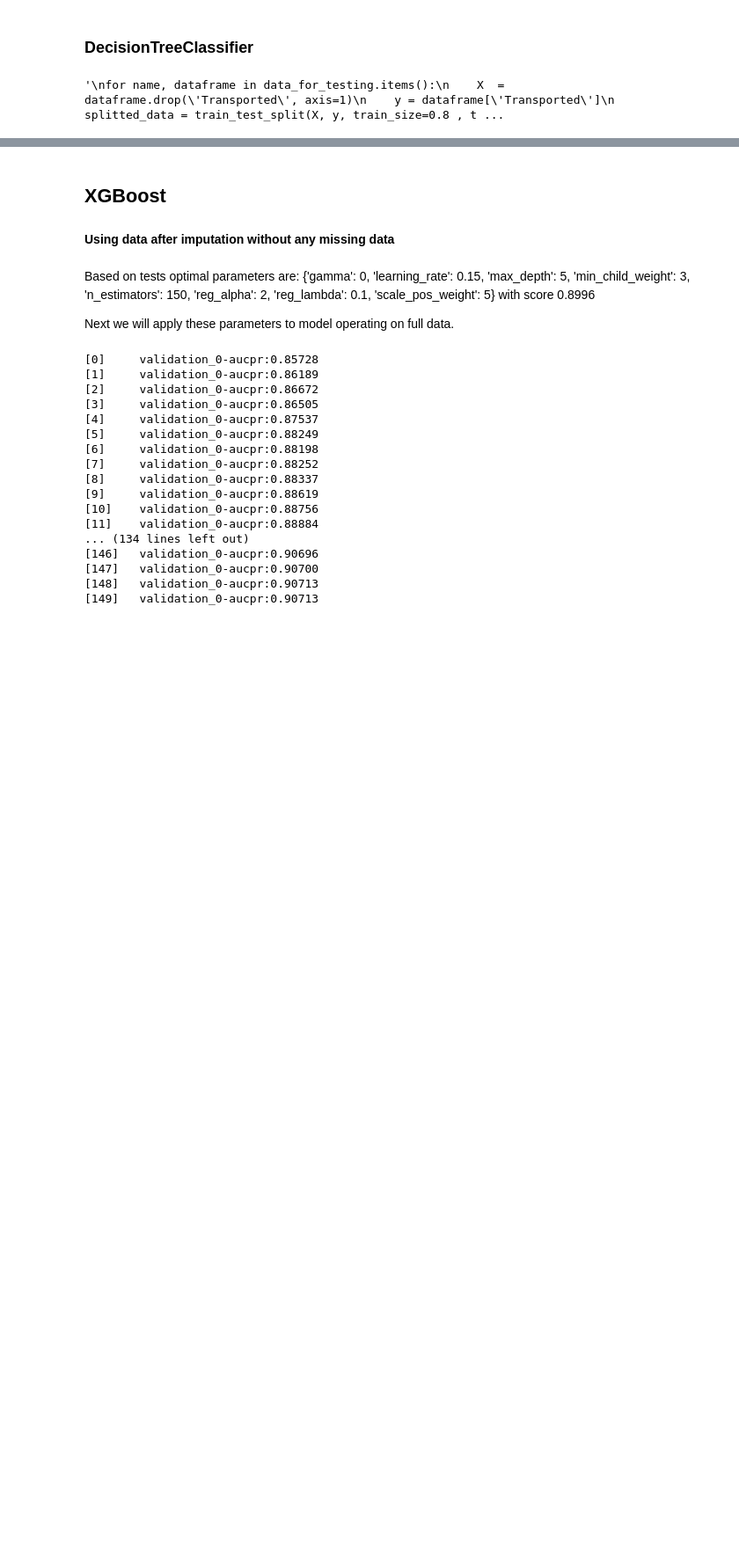
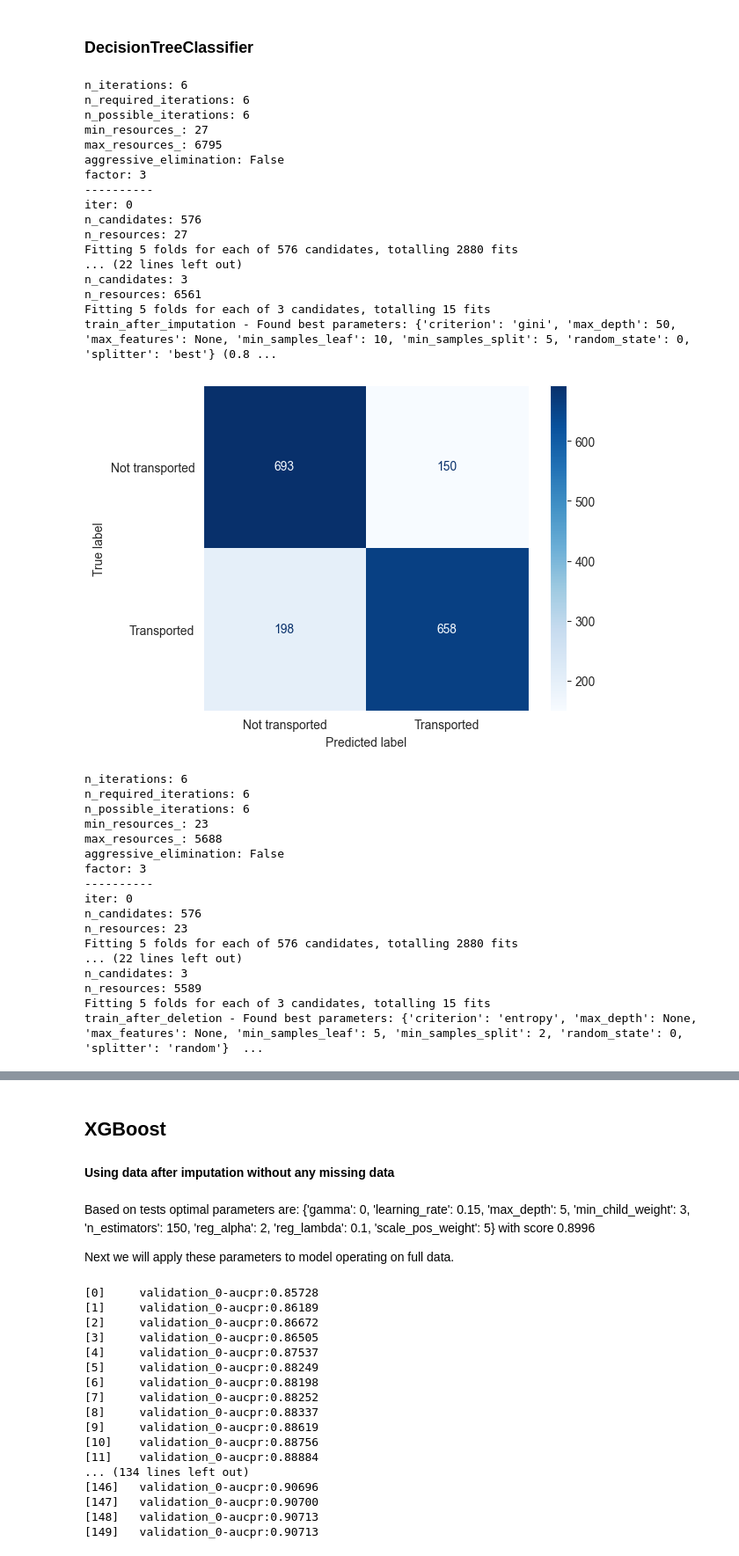
Before and after one commit to filip-kobus/spaceship-titanic-kaggle, a Jupyter notebook: notebook.ipynb, the cells around one changed output, grey strips where cells are left out. Shown at 88% size. Drawn from its saved outputs; the diff is of its cells as text; code cells hidden in the pictures; blank space fills up the shorter version.

```diff
--- a/notebook.ipynb
+++ b/notebook.ipynb
@@ -597,25 +602,61 @@ for name, dataframe in data_for_testing.items():
 ### DecisionTreeClassifier
 # %%
 from sklearn.tree import DecisionTreeClassifier
-
+from sklearn.metrics import ConfusionMatrixDisplay
 parametr_dictionary = {
     'criterion': ['gini', 'entropy'],
     'splitter': ['best', 'random'],
     'max_depth': [50, 100, None],
     'min_samples_split': [20, 5, 2, 1],
     'min_samples_leaf': [1, 2, 5, 10],
     'max_features': [5, 2, None],
     'random_state': [0]
 }
 
-'''
-for name, dataframe in data_for_testing.items():
-    X  = dataframe.drop('Transported', axis=1)
-    y = dataframe['Transported']
-    splitted_data = train_test_split(X, y, train_size=0.8 , test_size=0.2 , random_state=42, stratify=y)
-    print(f'Testing {name}:')
-    model_performance_test(DecisionTreeClassifier, parametr_dictionary, splitted_data)
-    print("\n")
-'''
+# warnings.filterwarnings("ignore")
+# for name, dataframe in data_for_testing.items():
+#     optimal_params = HalvingGridSearchCV(estimator = DecisionTreeClassifier(), param_grid=parametr_dictionary, scoring='roc_auc', verbose=1, n_jobs=-1, cv=5, random_state=0)
+#     X  = dataframe.drop('Transported', axis=1)
+#     y = dataframe['Transported']
+#     X_train, X_valid, y_train, y_valid = train_test_split(X, y, train_size=0.8 , test_size=0.2 , random_state=0, stratify=y)
+#     optimal_params.fit(X_train, y_train)
+#     print(f"{name} - Found best parameters: {optimal_params.best_params_} ({optimal_params.best_score_:.4f})")
+#     disp = ConfusionMatrixDisplay.from_estimator(optimal_params.best_estimator_, X_valid, y_valid, cmap='Blues', display_labels=["Not transported", "Transported"])
+#     plt.grid(False)
+#     plt.show()
 # %% [output]
-'\nfor name, dataframe in data_for_testing.items():\n    X  = dataframe.drop(\'Transported\', axis=1)\n    y = dataframe[\'Transported\']\n    splitted_data = train_test_split(X, y, train_size=0.8 , t ...
+n_iterations: 6
+n_required_iterations: 6
+n_possible_iterations: 6
+min_resources_: 27
+max_resources_: 6795
+aggressive_elimination: False
+factor: 3
+----------
+iter: 0
+n_candidates: 576
+n_resources: 27
+Fitting 5 folds for each of 576 candidates, totalling 2880 fits
+... (22 lines left out)
+n_candidates: 3
+n_resources: 6561
+Fitting 5 folds for each of 3 candidates, totalling 15 fits
+train_after_imputation - Found best parameters: {'criterion': 'gini', 'max_depth': 50, 'max_features': None, 'min_samples_leaf': 10, 'min_samples_split': 5, 'random_state': 0, 'splitter': 'best'} (0.8 ...
+[figure, added]
+n_iterations: 6
+n_required_iterations: 6
+n_possible_iterations: 6
+min_resources_: 23
+max_resources_: 5688
+aggressive_elimination: False
+factor: 3
+----------
+iter: 0
+n_candidates: 576
+n_resources: 23
+Fitting 5 folds for each of 576 candidates, totalling 2880 fits
+... (22 lines left out)
+n_candidates: 3
+n_resources: 5589
+Fitting 5 folds for each of 3 candidates, totalling 15 fits
+train_after_deletion - Found best parameters: {'criterion': 'entropy', 'max_depth': None, 'max_features': None, 'min_samples_leaf': 5, 'min_samples_split': 2, 'random_state': 0, 'splitter': 'random'}  ...
```
Also changed, not shown: parts of 6 cells of this notebook, 1 other file.
